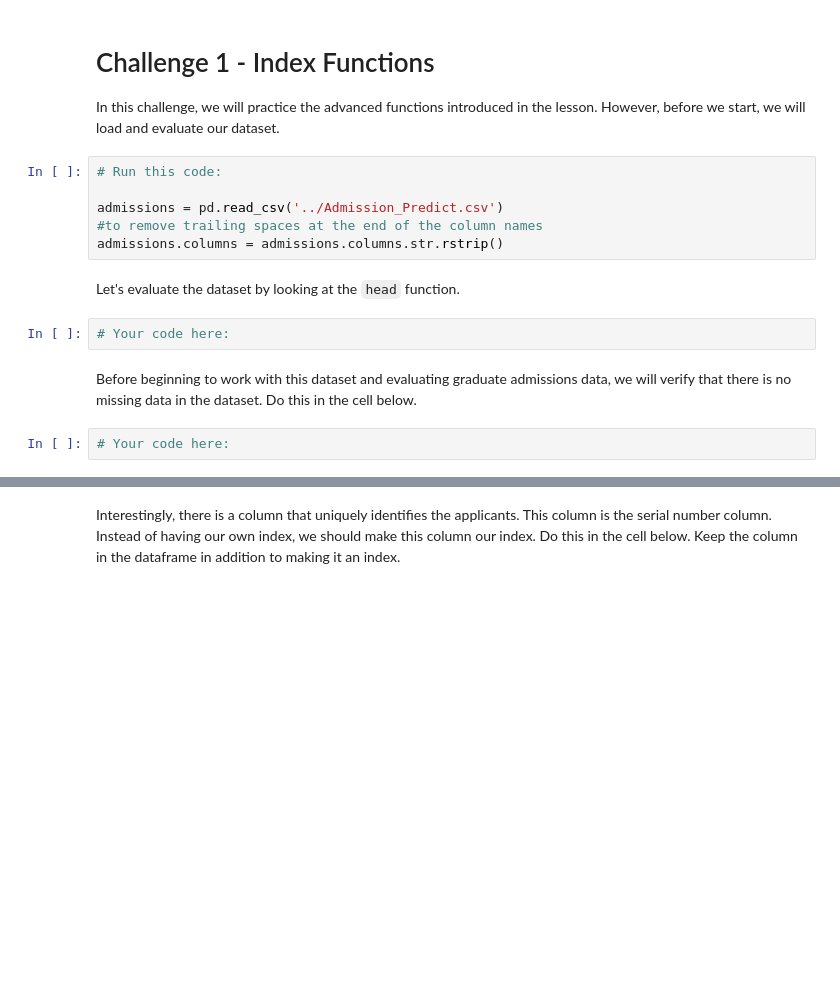
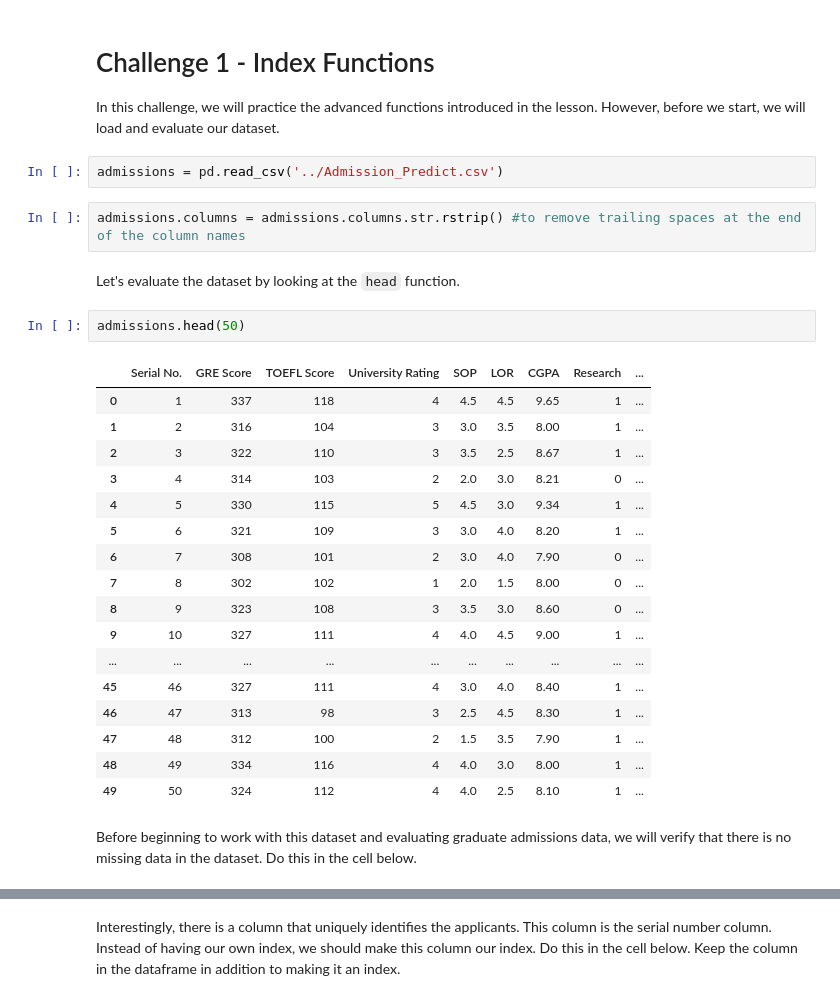
Before and after one commit to ta-datapt-bcn/lab-advanced-pandas, a Jupyter notebook: your-code/main.ipynb, the cells around one changed output, grey strips where cells are left out. Cells and saved outputs as stored; diff of their text form; blank space fills up the shorter version.

```diff
--- a/your-code/main.ipynb
+++ b/your-code/main.ipynb
@@ -12,17 +13,31 @@
 # Challenge 1 - Index Functions
 
 In this challenge, we will practice the advanced functions introduced in the lesson. However, before we start, we will load and evaluate our dataset.
+# %%
+admissions = pd.read_csv('../Admission_Predict.csv')
 # %%
-# Run this code:
-
-admissions = pd.read_csv('../Admission_Predict.csv')
-#to remove trailing spaces at the end of the column names
-admissions.columns = admissions.columns.str.rstrip()
+admissions.columns = admissions.columns.str.rstrip() #to remove trailing spaces at the end of the column names
 # %% [markdown]
 Let's evaluate the dataset by looking at the `head` function.
-# %%
-# Your code here:
+# %%
+admissions.head(50)
+# %% [output]
+|  | Serial No. | GRE Score | TOEFL Score | University Rating | SOP | LOR | CGPA | Research | ... |
+| 0 | 1 | 337 | 118 | 4 | 4.5 | 4.5 | 9.65 | 1 | ... |
+| 1 | 2 | 316 | 104 | 3 | 3.0 | 3.5 | 8.00 | 1 | ... |
+| 2 | 3 | 322 | 110 | 3 | 3.5 | 2.5 | 8.67 | 1 | ... |
+| 3 | 4 | 314 | 103 | 2 | 2.0 | 3.0 | 8.21 | 0 | ... |
+| 4 | 5 | 330 | 115 | 5 | 4.5 | 3.0 | 9.34 | 1 | ... |
+| 5 | 6 | 321 | 109 | 3 | 3.0 | 4.0 | 8.20 | 1 | ... |
+| 6 | 7 | 308 | 101 | 2 | 3.0 | 4.0 | 7.90 | 0 | ... |
+| 7 | 8 | 302 | 102 | 1 | 2.0 | 1.5 | 8.00 | 0 | ... |
+| 8 | 9 | 323 | 108 | 3 | 3.5 | 3.0 | 8.60 | 0 | ... |
+| 9 | 10 | 327 | 111 | 4 | 4.0 | 4.5 | 9.00 | 1 | ... |
+| ... | ... | ... | ... | ... | ... | ... | ... | ... | ... |
+| 45 | 46 | 327 | 111 | 4 | 3.0 | 4.0 | 8.40 | 1 | ... |
+| 46 | 47 | 313 | 98 | 3 | 2.5 | 4.5 | 8.30 | 1 | ... |
+| 47 | 48 | 312 | 100 | 2 | 1.5 | 3.5 | 7.90 | 1 | ... |
+| 48 | 49 | 334 | 116 | 4 | 4.0 | 3.0 | 8.00 | 1 | ... |
+| 49 | 50 | 324 | 112 | 4 | 4.0 | 2.5 | 8.10 | 1 | ... |
 # %% [markdown]
 Before beginning to work with this dataset and evaluating graduate admissions data, we will verify that there is no missing data in the dataset. Do this in the cell below.
-# %%
-# Your code here:
```
Also changed, not shown: parts of 45 cells of this notebook, 1 other file.
